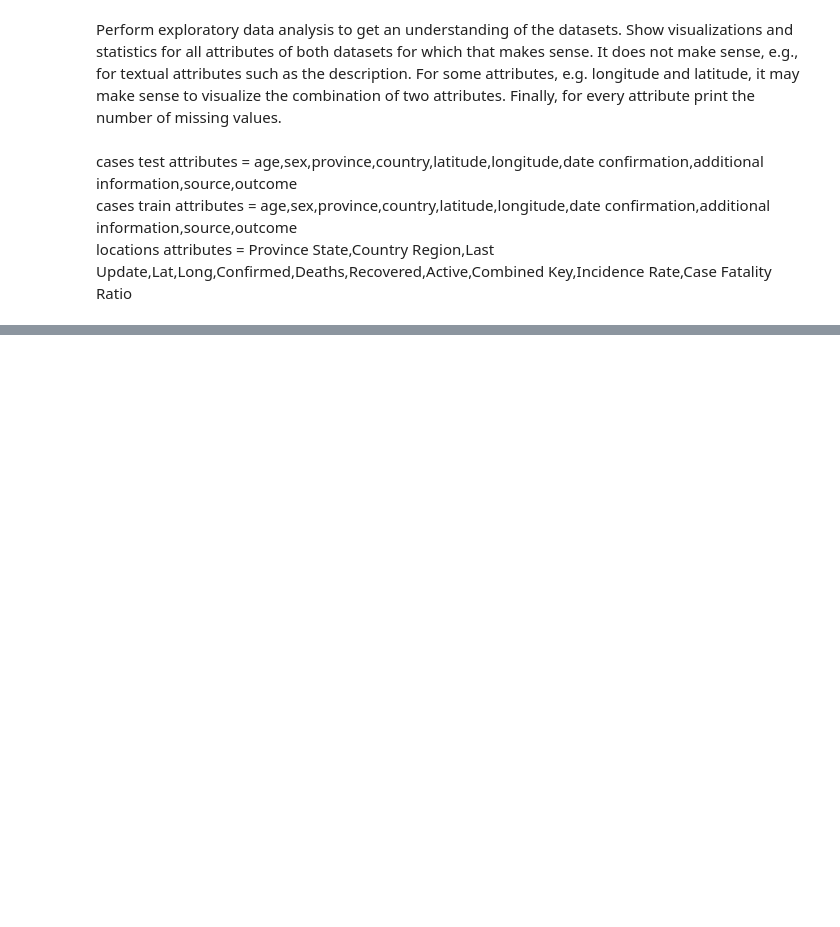
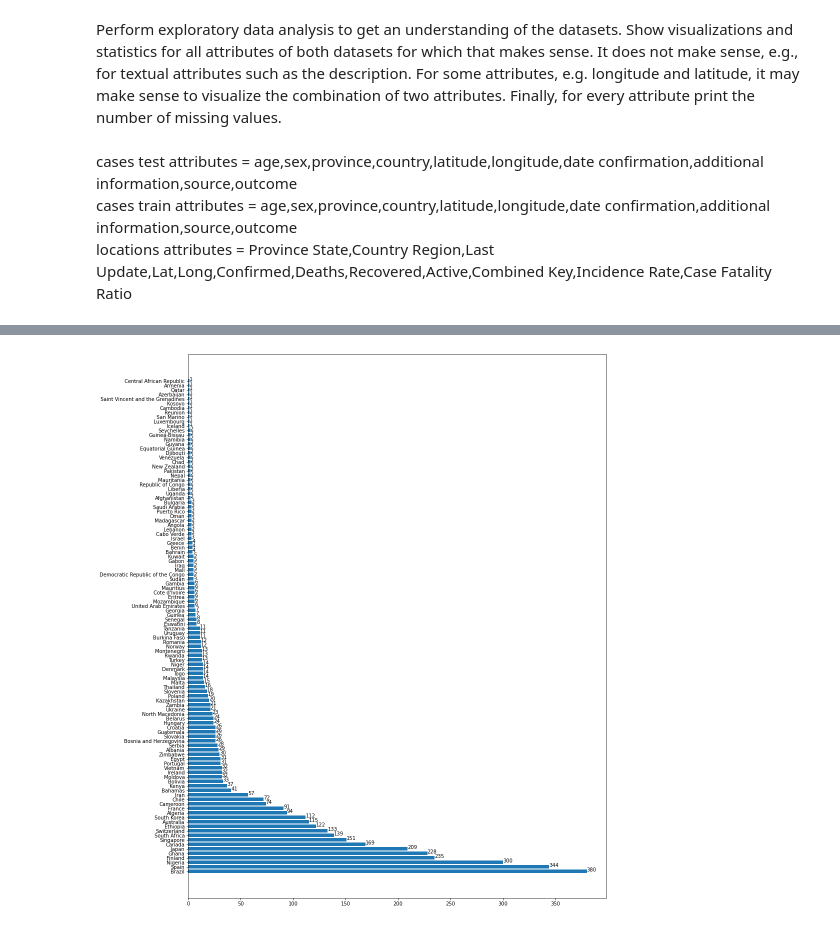
Before and after one commit to shaygrose/459Proj, a Jupyter notebook: src/eda.ipynb, the cells around one changed output, grey strips where cells are left out. Cells and saved outputs as stored; diff of their text form; code cells hidden in the pictures; blank space fills up the shorter version.

```diff
--- a/src/eda.ipynb
+++ b/src/eda.ipynb
@@ -17,0 +67,9 @@ locations attributes = Province State,Country Region,Last Update,Lat,Long,Confir
+# %%
+xlocs_less = [i for i in country_less.index]
+ylocs_less = [i for i in country_less]
+plt.figure(figsize=(15,20))
+plt.barh(xlocs_less, ylocs_less)
+for index, value in enumerate(ylocs_less):
+    plt.text(value, index, str(value))
+# %% [output]
+[figure, added]
```
Also changed, not shown: parts of 8 cells of this notebook, 2 other files.
